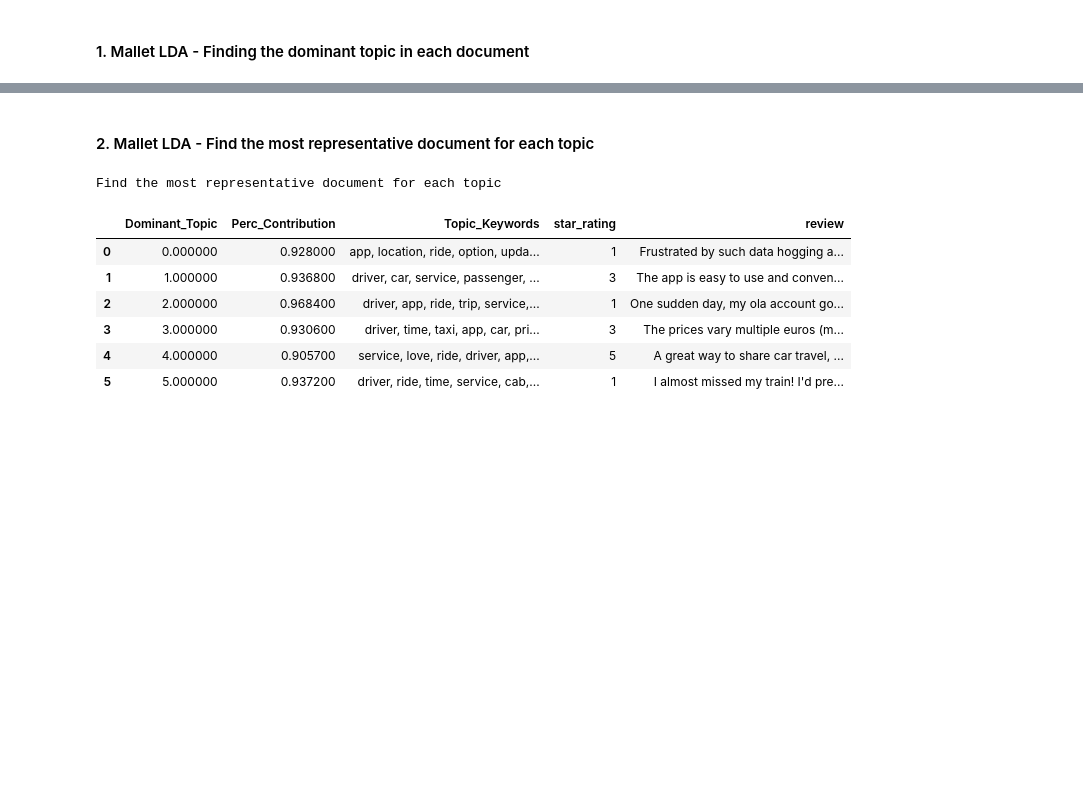
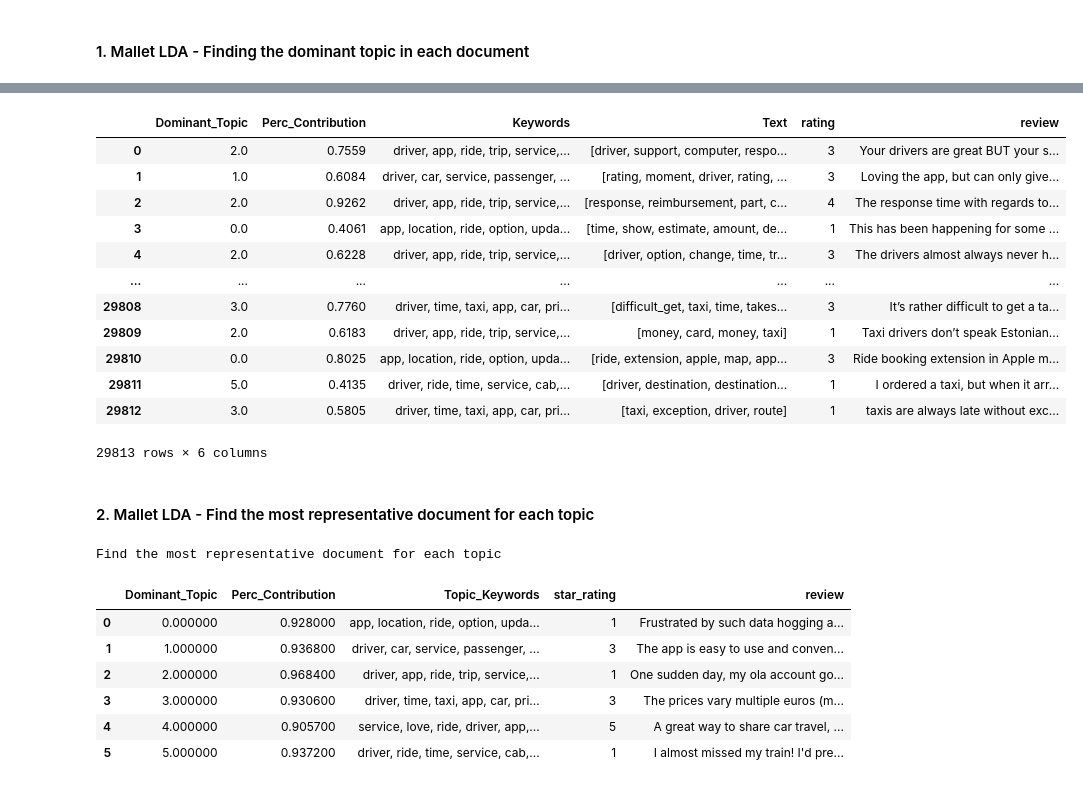
Before and after one commit to enliktjioe/master-thesis-2021, a Jupyter notebook: notebooks/LDA_topic_modeling-Win10_ALL.ipynb, the cells around one changed output, grey strips where cells are left out. Saved outputs shown, nothing was run; the diff lists cells and outputs as text; code cells hidden in the pictures; blank space fills up the shorter version.

```diff
--- a/notebooks/LDA_topic_modeling-Win10_ALL.ipynb
+++ b/notebooks/LDA_topic_modeling-Win10_ALL.ipynb
@@ -332,3 +359,19 @@ Finding the dominant topic in each document
+# %%
+df_dominant_topic_m
+# %% [output]
+|  | Dominant_Topic | Perc_Contribution | Keywords | Text | rating | review |
+| 0 | 2.0 | 0.7559 | driver, app, ride, trip, service,... | [driver, support, computer, respo... | 3 | Your drivers are great BUT your s... |
+| 1 | 1.0 | 0.6084 | driver, car, service, passenger, ... | [rating, moment, driver, rating, ... | 3 | Loving the app, but can only give... |
+| 2 | 2.0 | 0.9262 | driver, app, ride, trip, service,... | [response, reimbursement, part, c... | 4 | The response time with regards to... |
+| 3 | 0.0 | 0.4061 | app, location, ride, option, upda... | [time, show, estimate, amount, de... | 1 | This has been happening for some ... |
+| 4 | 2.0 | 0.6228 | driver, app, ride, trip, service,... | [driver, option, change, time, tr... | 3 | The drivers almost always never h... |
+| ... | ... | ... | ... | ... | ... | ... |
+| 29808 | 3.0 | 0.7760 | driver, time, taxi, app, car, pri... | [difficult_get, taxi, time, takes... | 3 | It’s rather difficult to get a ta... |
+| 29809 | 2.0 | 0.6183 | driver, app, ride, trip, service,... | [money, card, money, taxi] | 1 | Taxi drivers don’t speak Estonian... |
+| 29810 | 0.0 | 0.8025 | app, location, ride, option, upda... | [ride, extension, apple, map, app... | 3 | Ride booking extension in Apple m... |
+| 29811 | 5.0 | 0.4135 | driver, ride, time, service, cab,... | [driver, destination, destination... | 1 | I ordered a taxi, but when it arr... |
+| 29812 | 3.0 | 0.5805 | driver, time, taxi, app, car, pri... | [taxi, exception, driver, route] | 1 | taxis are always late without exc... |
+29813 rows × 6 columns
 # %% [markdown]
 #### 2. Mallet LDA - Find the most representative document for each topic
 # %%
```
Also changed, not shown: parts of 9 cells of this notebook, 2 other files.
